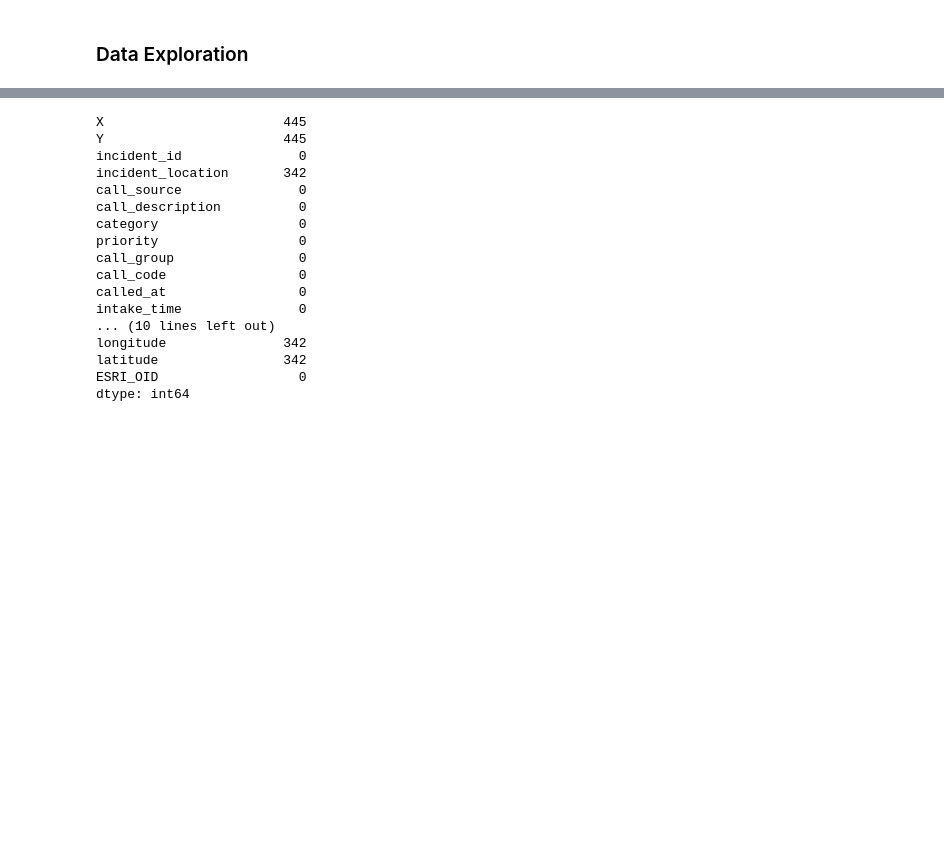
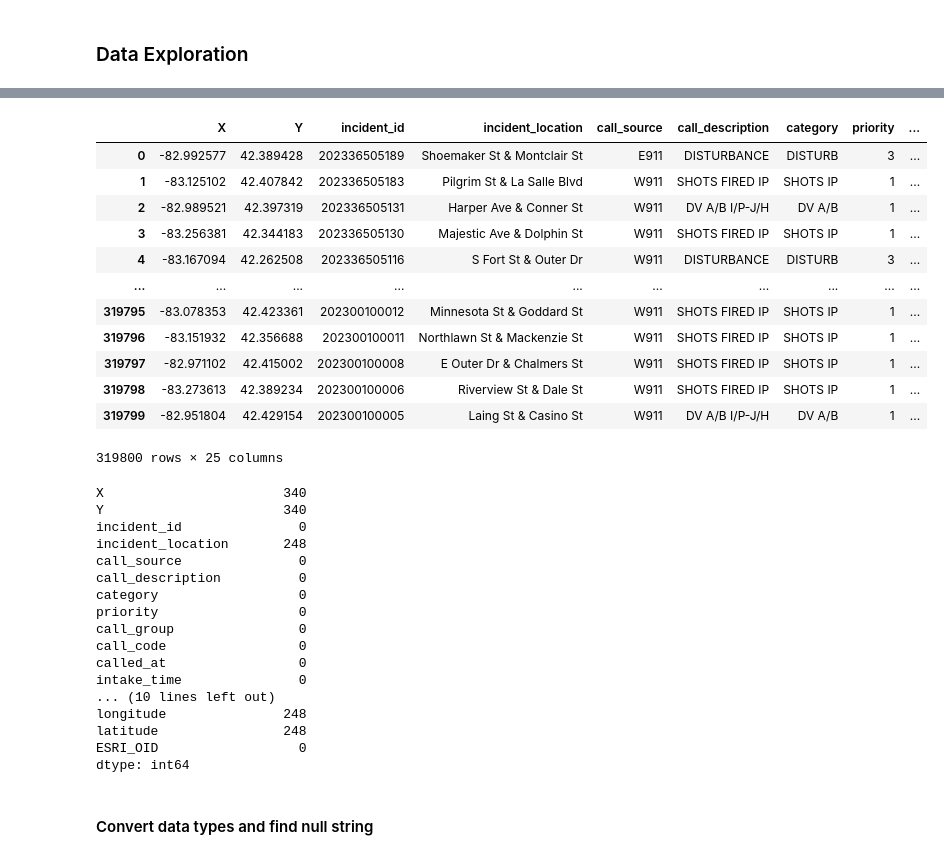
Before and after one commit to manuperera81/911-Call-data-Detroit-data-analysis, a Jupyter notebook: data_cleaning.ipynb, the cells around one changed output, grey strips where cells are left out. Drawn from its saved outputs; the diff is of its cells as text; code cells hidden in the pictures; blank space fills up the shorter version.

```diff
--- a/data_cleaning.ipynb
+++ b/data_cleaning.ipynb
@@ -56,11 +59,27 @@ df_call_data_2020.describe()
+# %%
+df_call_data.replace('', np.nan)
+# %% [output]
+|  | X | Y | incident_id | incident_location | call_source | call_description | category | priority | ... |
+| 0 | -82.992577 | 42.389428 | 202336505189 | Shoemaker St & Montclair St | E911 | DISTURBANCE | DISTURB | 3 | ... |
+| 1 | -83.125102 | 42.407842 | 202336505183 | Pilgrim St & La Salle Blvd | W911 | SHOTS FIRED IP | SHOTS IP | 1 | ... |
+| 2 | -82.989521 | 42.397319 | 202336505131 | Harper Ave & Conner St | W911 | DV A/B I/P-J/H | DV A/B | 1 | ... |
+| 3 | -83.256381 | 42.344183 | 202336505130 | Majestic Ave & Dolphin St | W911 | SHOTS FIRED IP | SHOTS IP | 1 | ... |
+| 4 | -83.167094 | 42.262508 | 202336505116 | S Fort St & Outer Dr | W911 | DISTURBANCE | DISTURB | 3 | ... |
+| ... | ... | ... | ... | ... | ... | ... | ... | ... | ... |
+| 319795 | -83.078353 | 42.423361 | 202300100012 | Minnesota St & Goddard St | W911 | SHOTS FIRED IP | SHOTS IP | 1 | ... |
+| 319796 | -83.151932 | 42.356688 | 202300100011 | Northlawn St & Mackenzie St | W911 | SHOTS FIRED IP | SHOTS IP | 1 | ... |
+| 319797 | -82.971102 | 42.415002 | 202300100008 | E Outer Dr & Chalmers St | W911 | SHOTS FIRED IP | SHOTS IP | 1 | ... |
+| 319798 | -83.273613 | 42.389234 | 202300100006 | Riverview St & Dale St | W911 | SHOTS FIRED IP | SHOTS IP | 1 | ... |
+| 319799 | -82.951804 | 42.429154 | 202300100005 | Laing St & Casino St | W911 | DV A/B I/P-J/H | DV A/B | 1 | ... |
+319800 rows × 25 columns
 # %%
 #check missing values
-df_call_data_2020.isnull().sum()
+df_call_data.isnull().sum()
 # %% [output]
-X                       445
-Y                       445
+X                       340
+Y                       340
 incident_id               0
-incident_location       342
+incident_location       248
 call_source               0
 call_description          0
 category                  0
@@ -70,7 +89,7 @@ call_code                 0
 called_at                 0
 intake_time               0
 ... (10 lines left out)
-longitude               342
-latitude                342
+longitude               248
+latitude                248
 ESRI_OID                  0
 dtype: int64
@@ -78,0 +96,2 @@ dtype: int64
+# %% [markdown]
+#### Convert data types and find null string
```
Also changed, not shown: parts of 44 cells of this notebook, 8 other files.
